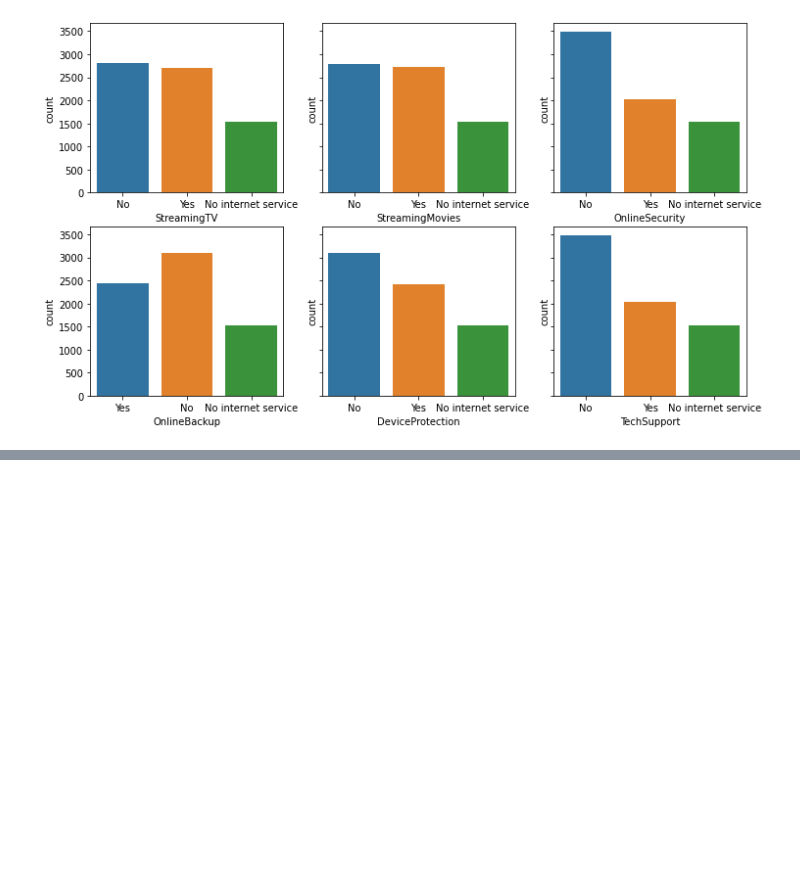
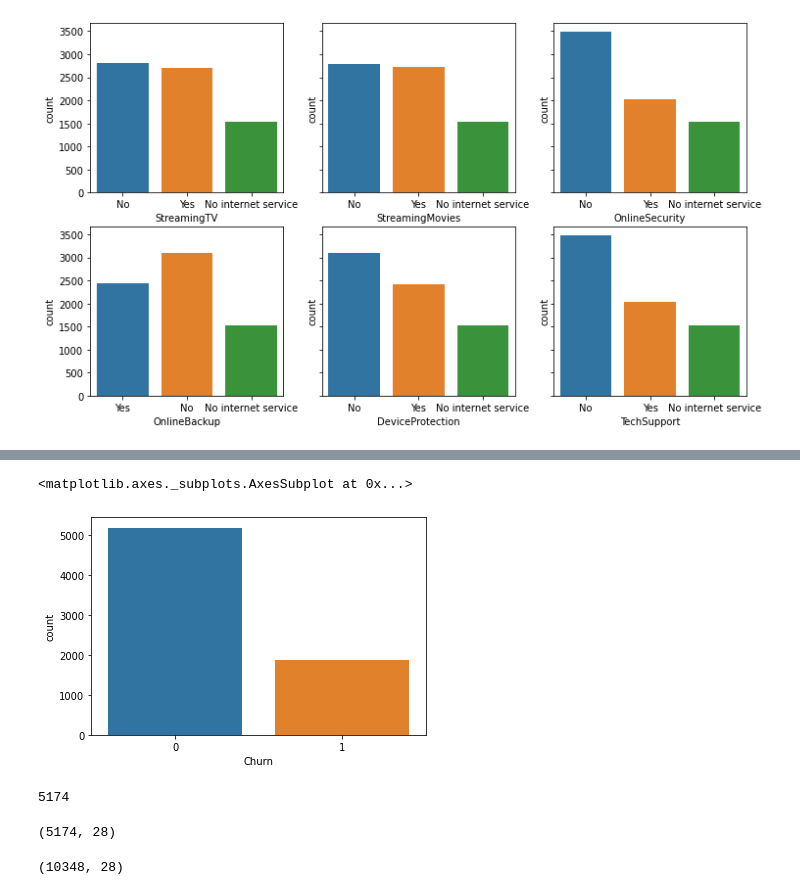
Before and after one commit to rajeevfromkrec/machine_Learning, a Jupyter notebook: Churn_analysis_and_Prediction_.ipynb, the cells around one changed output, grey strips where cells are left out. Saved outputs shown, nothing was run; the diff lists cells and outputs as text; code cells hidden in the pictures; blank space fills up the shorter version.

```diff
--- a/Churn_analysis_and_Prediction_.ipynb
+++ b/Churn_analysis_and_Prediction_.ipynb
@@ -144,0 +167,2 @@ sns.countplot("TechSupport", data=df, ax=axes[1,2])
+# %%
+df.drop(['customerID','gender','PhoneService','TotalCharges'], axis=1, inplace=True)
@@ -144,0 +189,5 @@ sns.countplot("TechSupport", data=df, ax=axes[1,2])
+# %%
+sns.countplot('Churn', data=df)
+# %% [output]
+<matplotlib.axes._subplots.AxesSubplot at 0x...>
+[figure, added]
@@ -144,0 +197,9 @@ sns.countplot("TechSupport", data=df, ax=axes[1,2])
+# %%
+X_yes_upsampled=X_yes.sample(n=len(X_no), replace=True,random_state=41)
+print(len(X_yes_upsampled))
+# %% [output]
+5174
+# %%
+X_yes_upsampled.shape
+# %% [output]
+(5174, 28)
@@ -144,0 +208,4 @@ sns.countplot("TechSupport", data=df, ax=axes[1,2])
+# %%
+X_upsampled.shape
+# %% [output]
+(10348, 28)
```
Also changed, not shown: parts of 25 cells of this notebook.
